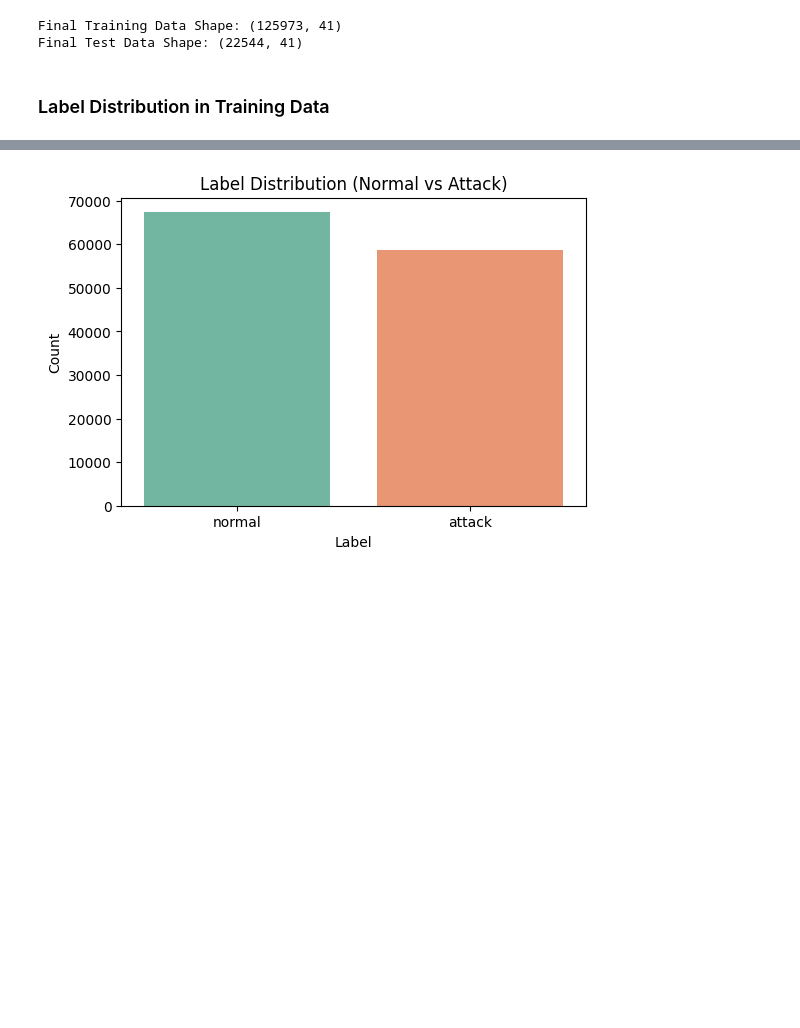
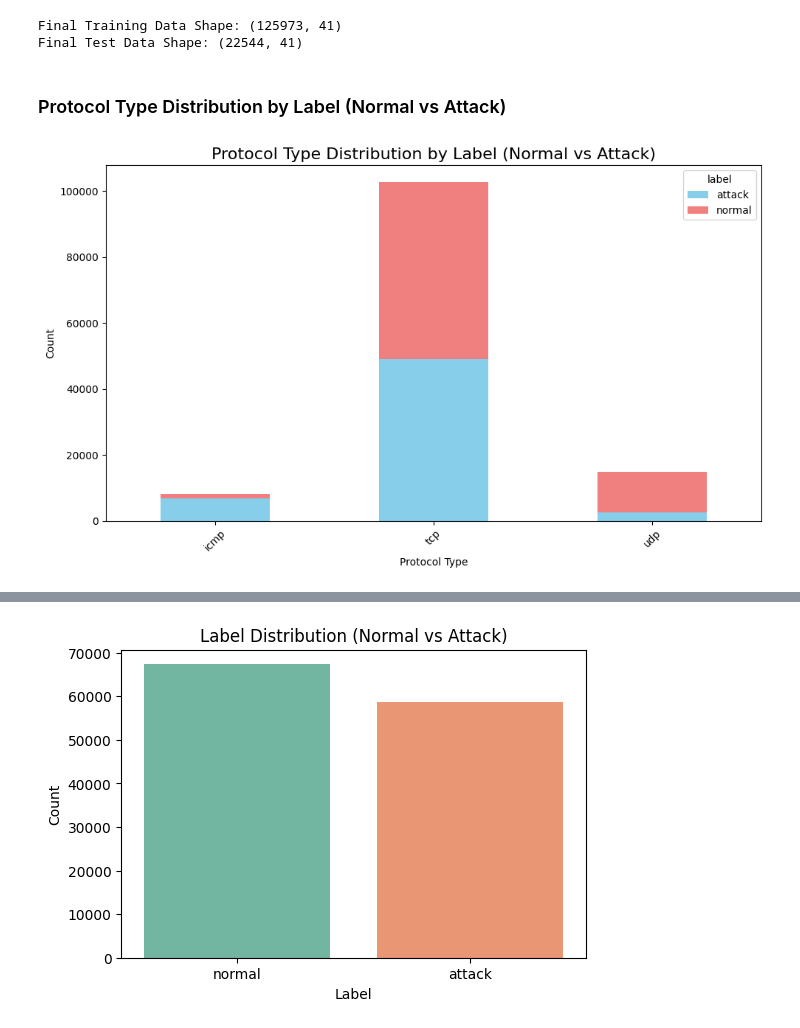
Before and after one commit to Purvang2803/NSL_KDD, a Jupyter notebook: nsl_kdd.ipynb, the cells around one changed output, grey strips where cells are left out. Cells and saved outputs as stored; diff of their text form; code cells hidden in the pictures; blank space fills up the shorter version.

```diff
--- a/nsl_kdd.ipynb
+++ b/nsl_kdd.ipynb
@@ -215,5 +211,19 @@ print(f"Final Test Data Shape: {X_test_scaled.shape}")
 # %% [output]
 Final Training Data Shape: (125973, 41)
 Final Test Data Shape: (22544, 41)
-# %% [markdown]
-### Label Distribution in Training Data
+# %% [markdown]
+###  Protocol Type Distribution by Label (Normal vs Attack)
+# %%
+raw_train_df = pd.read_csv("KDDTrain+.txt", names=columns)
+protocol_label_count = pd.crosstab(raw_train_df['protocol_type'], train_df['label'])
+
+
+protocol_label_count.plot(kind='bar', stacked=True, figsize=(10, 6), color=['skyblue', 'lightcoral'])
+plt.title('Protocol Type Distribution by Label (Normal vs Attack)', fontsize=16)
+plt.xlabel('Protocol Type')
+plt.ylabel('Count')
+plt.xticks(rotation=45)
+plt.tight_layout()
+plt.show()
+# %% [output]
+[figure, added]
```
Also changed, not shown: parts of 62 cells of this notebook.
